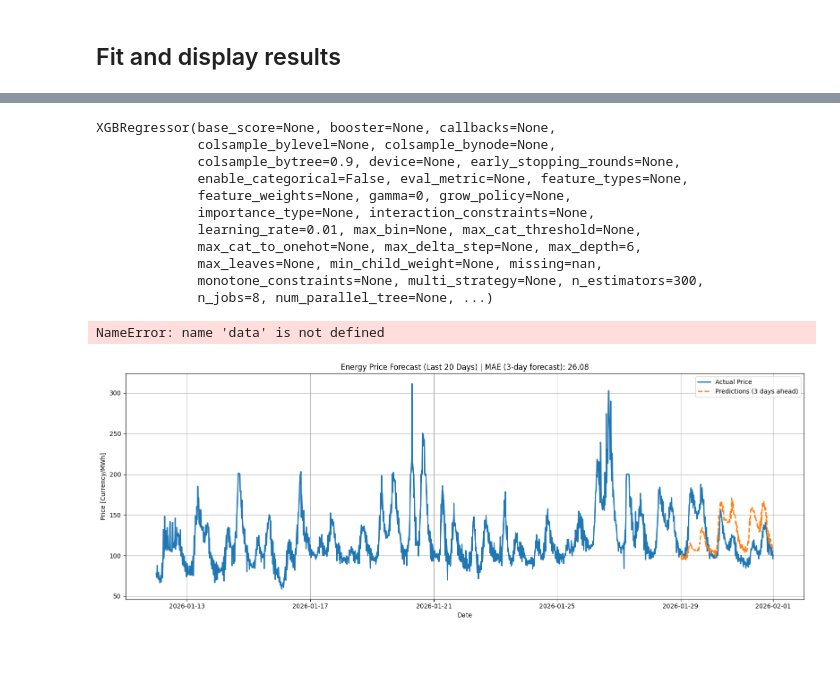
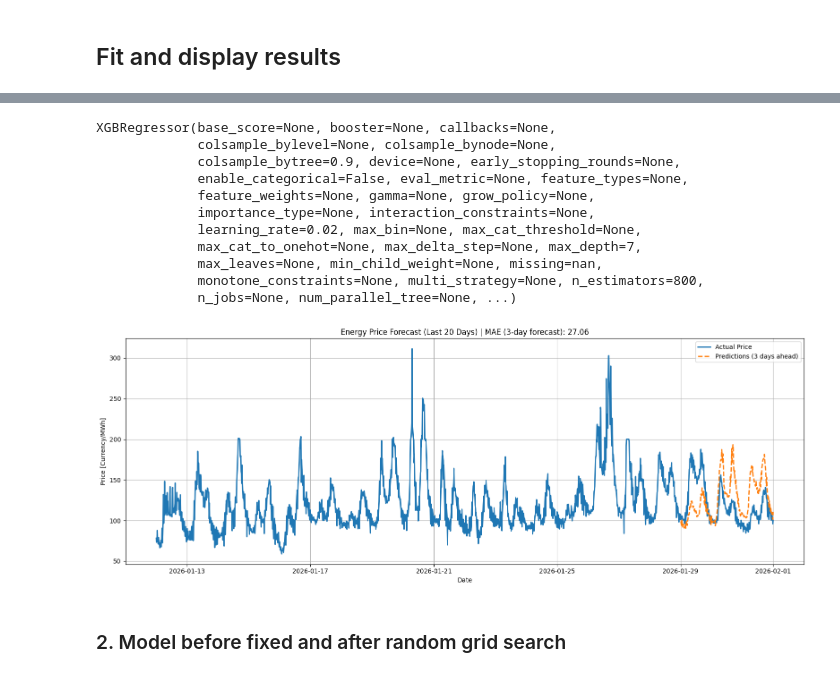
Before and after one commit to xucenying/grid-intelligence, a Jupyter notebook: notebooks/laurenz/xgb_gridsearching_2.ipynb, the cells around one changed output, grey strips where cells are left out. Drawn from its saved outputs; the diff is of its cells as text; code cells hidden in the pictures.

```diff
--- a/notebooks/laurenz/xgb_gridsearching_2.ipynb
+++ b/notebooks/laurenz/xgb_gridsearching_2.ipynb
@@ -416,20 +432,13 @@ y_test = y.iloc[-forecast_horizon:]
 # ---------------------------
 # 4. Train final model
 # ---------------------------
+best_params = grid_search.best_params_
 
 model = XGBRegressor(
-    objective='reg:squarederror',
-    tree_method='hist',
-    subsample=0.7,
-    reg_lambda=10,
-    reg_alpha=0.1,
-    n_estimators=300,
-    max_depth=6,
-    learning_rate=0.01,
-    gamma=0,
-    colsample_bytree=0.9,
-    n_jobs=8,
-    random_state=42
+    objective="reg:squarederror",
+    tree_method="hist",
+    random_state=42,
+    **best_params
 )
 
 model.fit(X_train, y_train)
@@ -438,24 +447,22 @@ XGBRegressor(base_score=None, booster=None, callbacks=None,
              colsample_bylevel=None, colsample_bynode=None,
              colsample_bytree=0.9, device=None, early_stopping_rounds=None,
              enable_categorical=False, eval_metric=None, feature_types=None,
-             feature_weights=None, gamma=0, grow_policy=None,
+             feature_weights=None, gamma=None, grow_policy=None,
              importance_type=None, interaction_constraints=None,
-             learning_rate=0.01, max_bin=None, max_cat_threshold=None,
-             max_cat_to_onehot=None, max_delta_step=None, max_depth=6,
+             learning_rate=0.02, max_bin=None, max_cat_threshold=None,
+             max_cat_to_onehot=None, max_delta_step=None, max_depth=7,
              max_leaves=None, min_child_weight=None, missing=nan,
-             monotone_constraints=None, multi_strategy=None, n_estimators=300,
-             n_jobs=8, num_parallel_tree=None, ...)
+             monotone_constraints=None, multi_strategy=None, n_estimators=800,
+             n_jobs=None, num_parallel_tree=None, ...)
 # %%
 y_pred = model.predict(X_test)
 # %%
 results = pd.DataFrame({
-    "DateTime": data['DateTime(UTC)'].iloc[-forecast_horizon:],
-    "Actual_Price": data['Price[Currency/MWh]'].iloc[-forecast_horizon:],
+    "DateTime": data_12m['DateTime(UTC)'].iloc[-forecast_horizon:],
+    "Actual_Price": data_12m['Price[Currency/MWh]'].iloc[-forecast_horizon:],
     "Predicted_Price": y_pred
 })
 results["DateTime_shifted"] = results["DateTime"] - pd.Timedelta(days=3)
-# %% [output]
-NameError: name 'data' is not defined
 # %%
 # ---------------------------
 # Compute MAE
@@ -470,7 +477,7 @@ mae = mean_absolute_error(results["Actual_Price"], results["Predicted_Price"])
 # 20 days = 20 * 96 timesteps
 plot_horizon = 20 * 96
 
-plot_data = data.iloc[-plot_horizon:].copy()
+plot_data = data_12m.iloc[-plot_horizon:].copy()
 
 plt.figure(figsize=(16, 6))
 
@@ -482,31 +489,33 @@ plt.plot(
     linewidth=2
 )
 
 # Predictions (only last 3 days)
 plt.plot(
     results['DateTime'],
     results['Predicted_Price'],
     label='Predictions (3 days ahead)',
     linestyle='--',
     linewidth=2
 )
 
 # Predictions (shifted)
 # plt.plot(
 #     results['DateTime_shifted'],
 #     results['Predicted_Price'],
 #     label='Predictions (made 3 days earlier)',
 #     linestyle='--',
 #     linewidth=2
 # )
 
 plt.title(f'Energy Price Forecast (Last 20 Days) | MAE (3-day forecast): {mae:.2f}')
 plt.xlabel('Date')
 plt.ylabel('Price [Currency/MWh]')
 plt.legend()
 plt.grid(True)
 
 plt.tight_layout()
 plt.show()
 # %% [output]
-[figure, old version]
+[figure, new version]
+# %% [markdown]
+### 2. Model before fixed and after random grid search
```
Also changed, not shown: parts of 5 cells of this notebook, 2 other files.
